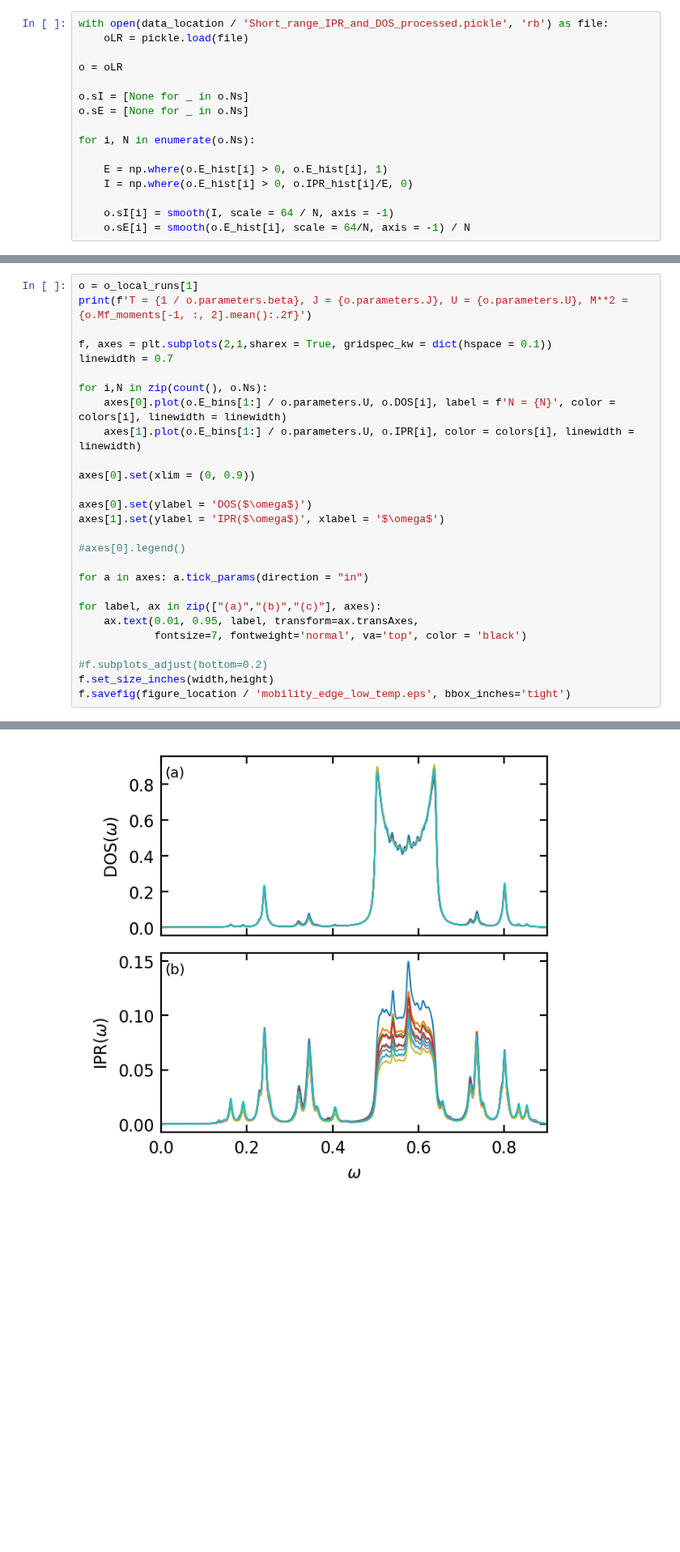
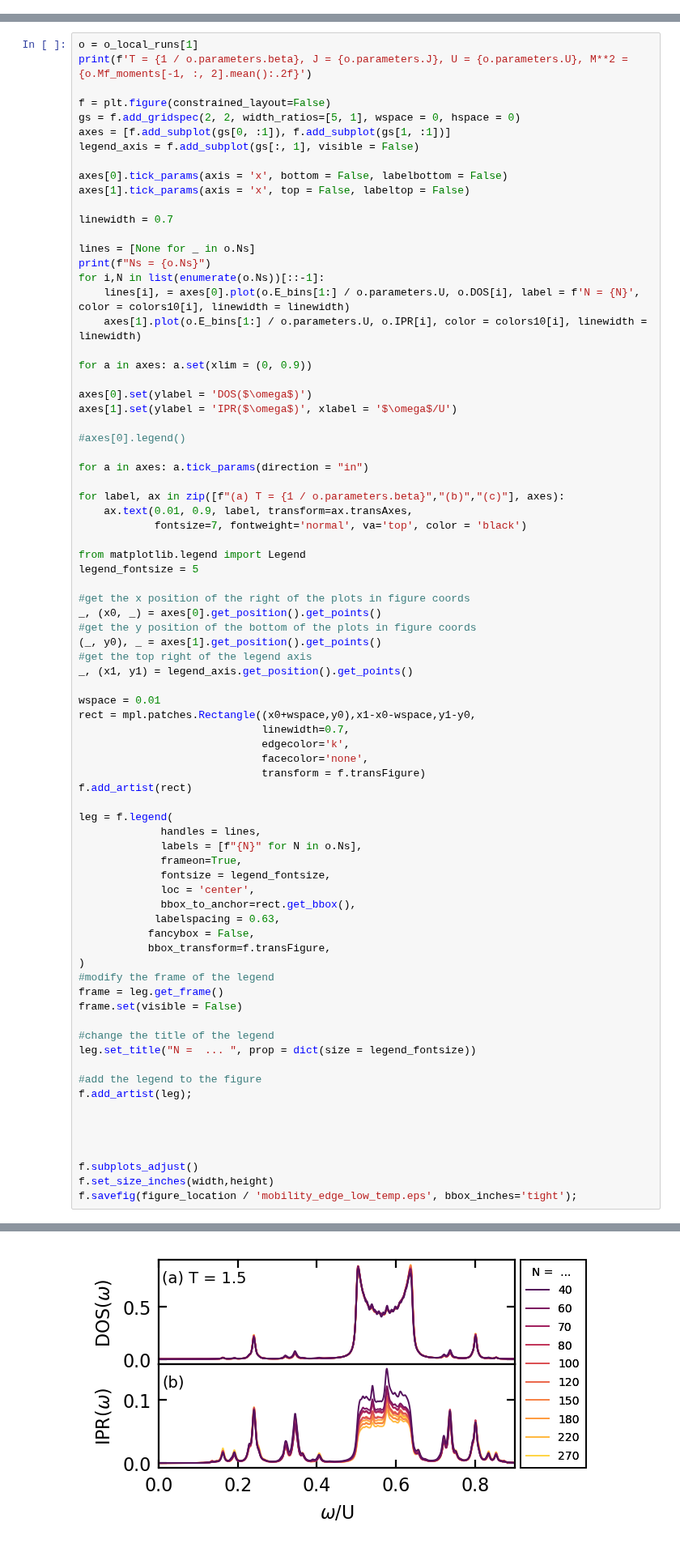
Before and after one commit to TomHodson/FKMC, a Jupyter notebook: notebooks/short_paper_figure_code/final_figures.ipynb, the cells around one changed output, grey strips where cells are left out. Shown at 81% size. Drawn from its saved outputs; the diff is of its cells as text; blank space fills up the shorter version.

Commit message:
Update to figures

```diff
--- a/notebooks/short_paper_figure_code/final_figures.ipynb
+++ b/notebooks/short_paper_figure_code/final_figures.ipynb
@@ -389,16 +482,0 @@ NameError: name 'plt' is not defined
-# %%
-with open(data_location / 'Short_range_IPR_and_DOS_processed.pickle', 'rb') as file:
-    oLR = pickle.load(file)
-
-o = oLR
-
-o.sI = [None for _ in o.Ns]
-o.sE = [None for _ in o.Ns]
-
-for i, N in enumerate(o.Ns):
-
-    E = np.where(o.E_hist[i] > 0, o.E_hist[i], 1)
-    I = np.where(o.E_hist[i] > 0, o.IPR_hist[i]/E, 0)
-
-    o.sI[i] = smooth(I, scale = 64 / N, axis = -1)
-    o.sE[i] = smooth(o.E_hist[i], scale = 64/N, axis = -1) / N
@@ -469,28 +488,79 @@ Text(0.5, 0.98, 'T = 1.5, J = 5, U = 5, M**2 = 0.81')
 o = o_local_runs[1]
 print(f'T = {1 / o.parameters.beta}, J = {o.parameters.J}, U = {o.parameters.U}, M**2 = {o.Mf_moments[-1, :, 2].mean():.2f}')
 
-f, axes = plt.subplots(2,1,sharex = True, gridspec_kw = dict(hspace = 0.1))
+f = plt.figure(constrained_layout=False)
+gs = f.add_gridspec(2, 2, width_ratios=[5, 1], wspace = 0, hspace = 0)
+axes = [f.add_subplot(gs[0, :1]), f.add_subplot(gs[1, :1])]
+legend_axis = f.add_subplot(gs[:, 1], visible = False)
+
+axes[0].tick_params(axis = 'x', bottom = False, labelbottom = False)
+axes[1].tick_params(axis = 'x', top = False, labeltop = False)
+
 linewidth = 0.7
 
-for i,N in zip(count(), o.Ns):
-    axes[0].plot(o.E_bins[1:] / o.parameters.U, o.DOS[i], label = f'N = {N}', color = colors[i], linewidth = linewidth)
-    axes[1].plot(o.E_bins[1:] / o.parameters.U, o.IPR[i], color = colors[i], linewidth = linewidth)
+lines = [None for _ in o.Ns]
+print(f"Ns = {o.Ns}")
+for i,N in list(enumerate(o.Ns))[::-1]:
+    lines[i], = axes[0].plot(o.E_bins[1:] / o.parameters.U, o.DOS[i], label = f'N = {N}', color = colors10[i], linewidth = linewidth)
+    axes[1].plot(o.E_bins[1:] / o.parameters.U, o.IPR[i], color = colors10[i], linewidth = linewidth)
 
-axes[0].set(xlim = (0, 0.9))
+for a in axes: a.set(xlim = (0, 0.9))
 
 axes[0].set(ylabel = 'DOS($\omega$)')
-axes[1].set(ylabel = 'IPR($\omega$)', xlabel = '$\omega$')
+axes[1].set(ylabel = 'IPR($\omega$)', xlabel = '$\omega$/U')
 
 #axes[0].legend()
 
 for a in axes: a.tick_params(direction = "in")
 
-for label, ax in zip(["(a)","(b)","(c)"], axes):
-    ax.text(0.01, 0.95, label, transform=ax.transAxes,
+for label, ax in zip([f"(a) T = {1 / o.parameters.beta}","(b)","(c)"], axes):
+    ax.text(0.01, 0.9, label, transform=ax.transAxes,
             fontsize=7, fontweight='normal', va='top', color = 'black')
 
-#f.subplots_adjust(bottom=0.2)
+from matplotlib.legend import Legend
+legend_fontsize = 5
+
+#get the x position of the right of the plots in figure coords
+_, (x0, _) = axes[0].get_position().get_points()
+#get the y position of the bottom of the plots in figure coords
+(_, y0), _ = axes[1].get_position().get_points()
+#get the top right of the legend axis
+_, (x1, y1) = legend_axis.get_position().get_points()
+
+wspace = 0.01
+rect = mpl.patches.Rectangle((x0+wspace,y0),x1-x0-wspace,y1-y0,
+                             linewidth=0.7,
+                             edgecolor='k',
+                             facecolor='none',
+                             transform = f.transFigure)
+f.add_artist(rect)
+
+leg = f.legend(
+             handles = lines,
+             labels = [f"{N}" for N in o.Ns],
+             frameon=True,
+             fontsize = legend_fontsize,
+             loc = 'center',
+             bbox_to_anchor=rect.get_bbox(),
+            labelspacing = 0.63,
+           fancybox = False,
+           bbox_transform=f.transFigure,
+)
+#modify the frame of the legend
+frame = leg.get_frame()
+frame.set(visible = False)
+
+#change the title of the legend
+leg.set_title("N =  ... ", prop = dict(size = legend_fontsize))
+
+#add the legend to the figure
+f.add_artist(leg);
+
+
+
+
+f.subplots_adjust()
 f.set_size_inches(width,height)
-f.savefig(figure_location / 'mobility_edge_low_temp.eps', bbox_inches='tight')
+f.savefig(figure_location / 'mobility_edge_low_temp.eps', bbox_inches='tight');
 # %% [output]
 T = 1.5, J = 5, U = 5, M**2 = 0.81
@@ -497,4 +568,4 @@ T = 1.5, J = 5, U = 5, M**2 = 0.81
-[figure, old version]
+[figure, new version]
 # %%
 o = o_local_runs[2]
 print(f'T = {1 / o.parameters.beta}, J = {o.parameters.J}, U = {o.parameters.U}, M**2 = {o.Mf_moments[-1, :, 2].mean():.2f}')
```
Also changed, not shown: parts of 17 cells of this notebook.
